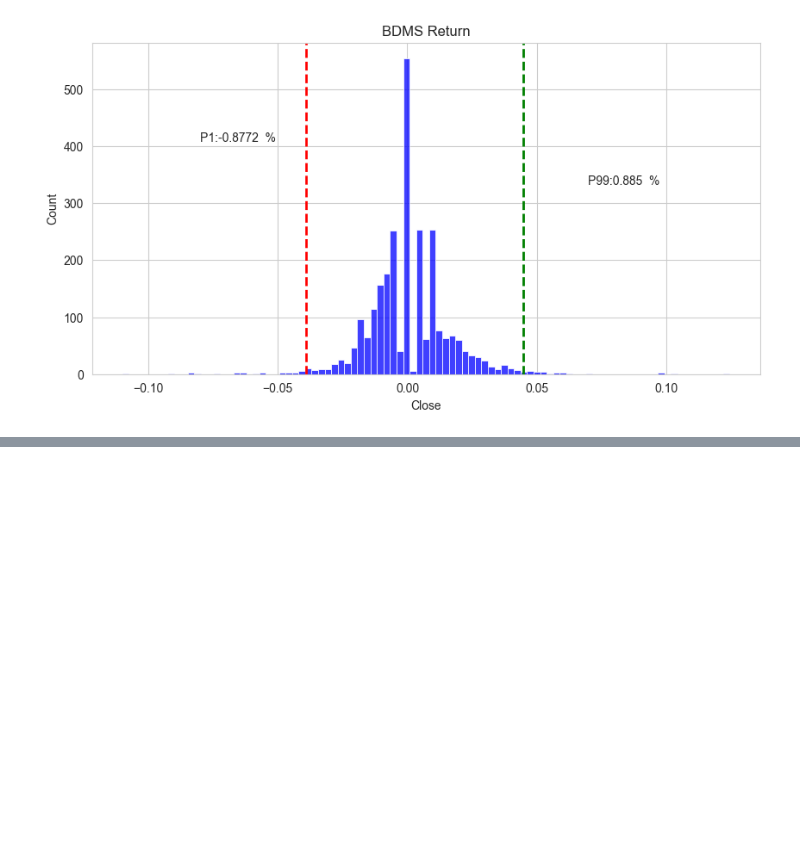
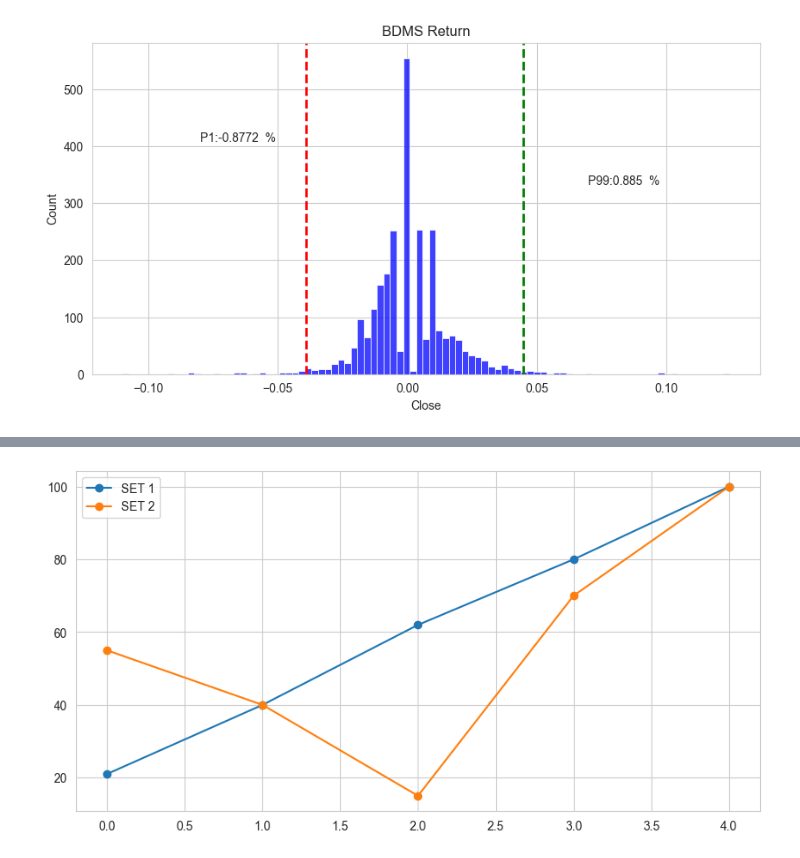
Before and after one commit to pNatTueku/basicPython, a Jupyter notebook: basic_statistics.ipynb, the cells around one changed output, grey strips where cells are left out. Cells and saved outputs as stored; diff of their text form; code cells hidden in the pictures; blank space fills up the shorter version.

```diff
--- a/basic_statistics.ipynb
+++ b/basic_statistics.ipynb
@@ -537,0 +560,9 @@ plt.show()
+# %%
+plt.rcParams['figure.figsize'] = (10.0, 5.0)
+
+plt.plot(np.cumsum(set1), label = "SET 1", marker='o')
+plt.plot(np.cumsum(set2), label = "SET 2", marker='o')
+plt.legend()
+plt.show()
+# %% [output]
+[figure, added]
```
Also changed, not shown: parts of 3 cells of this notebook.
